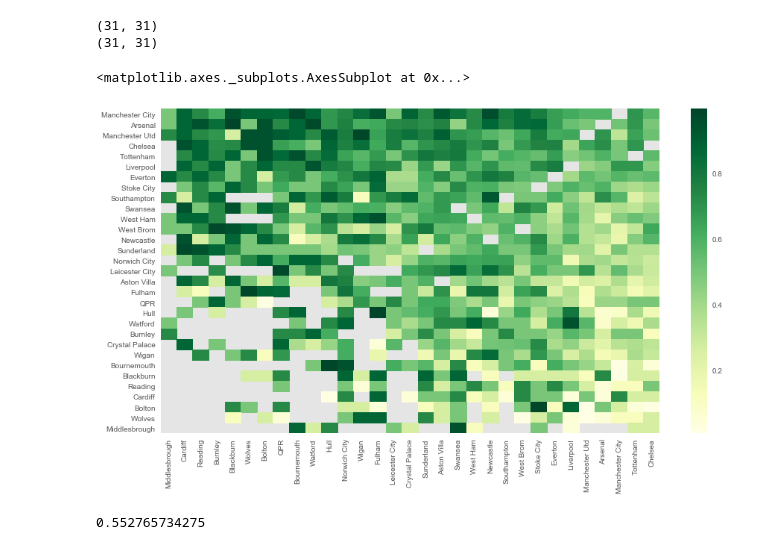
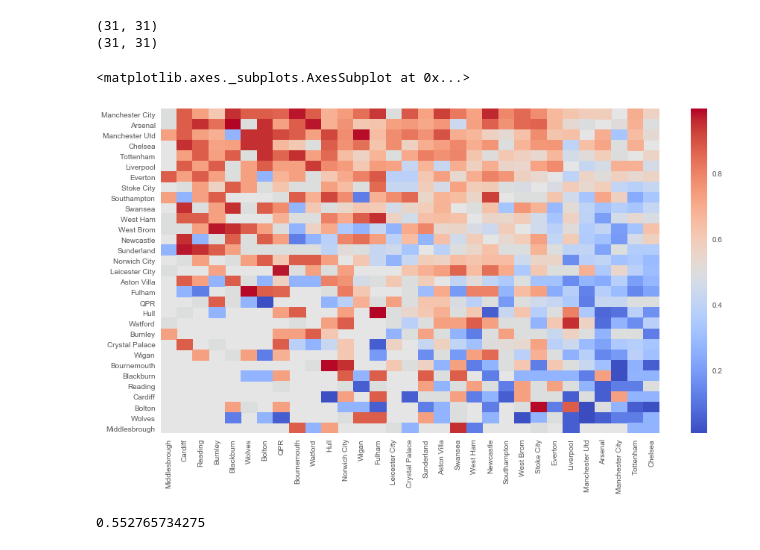
Before and after one commit to ValentinMoullet/SportsGameSimulator, a Jupyter notebook: latent_variables_playground.ipynb, the cells around one changed output. Saved outputs shown, nothing was run; the diff lists cells and outputs as text; code cells hidden in the pictures.

```diff
--- a/latent_variables_playground.ipynb
+++ b/latent_variables_playground.ipynb
@@ -125,10 +125,10 @@ X = X[:, np.argsort(-temp_X.sum(axis=0))]
 # %%
 #X[X == 0] = 0.5
 #plt.imshow(X, cmap='hot', interpolation='nearest')
-sns.heatmap(X, xticklabels=away_teams, yticklabels=home_teams, cmap="YlGn")
+sns.heatmap(X, xticklabels=away_teams, yticklabels=home_teams, cmap="coolwarm")
 # %% [output]
 <matplotlib.axes._subplots.AxesSubplot at 0x...>
-[figure, old version]
+[figure, new version]
 # %%
 mean = np.nanmean(X)
 print(mean)
```
Also changed, not shown: parts of 11 cells of this notebook.
